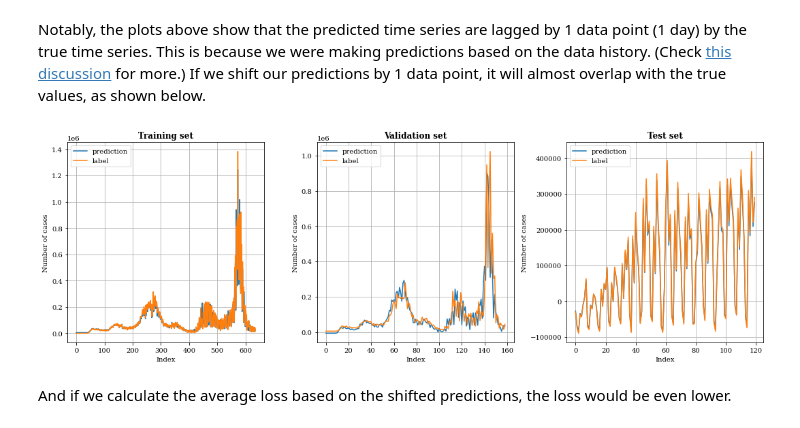
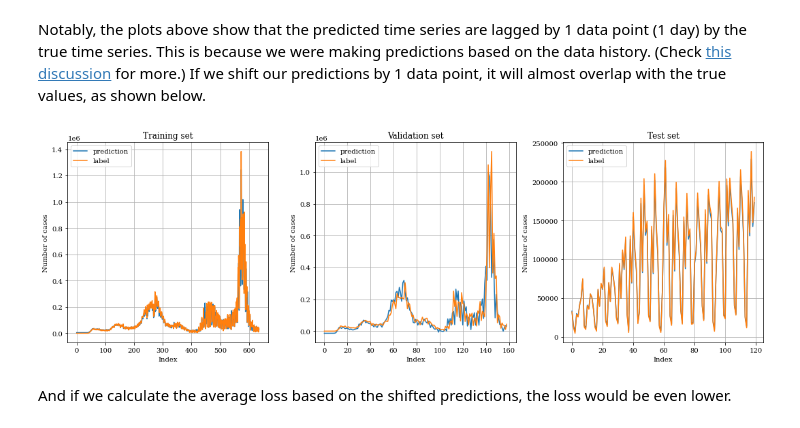
Before and after one commit to wehs7661/deep_learning_projects, a Jupyter notebook: covid_regression/LR2DNN/covid_regression.ipynb, the cells around one changed output. Drawn from its saved outputs; the diff is of its cells as text; code cells hidden in the pictures.

```diff
--- a/covid_regression/LR2DNN/covid_regression.ipynb
+++ b/covid_regression/LR2DNN/covid_regression.ipynb
@@ -295,28 +295,28 @@ label_tt_z = tt_set.dataset.y
 
 # Original scale
 pred_tr = pred_tr_z * tr_set.dataset.y_std + tr_set.dataset.y_mean
-pred_dev = pred_dev_z * tr_set.dataset.y_std + tr_set.dataset.y_mean
-pred_tt = pred_tt_z * tr_set.dataset.y_std + tr_set.dataset.y_mean
+pred_dev = pred_dev_z * dv_set.dataset.y_std + dv_set.dataset.y_mean
+pred_tt = pred_tt_z * tt_set.dataset.y_std + tt_set.dataset.y_mean
 
 label_tr = label_tr_z * tr_set.dataset.y_std + tr_set.dataset.y_mean
-label_dev = label_dev_z * tr_set.dataset.y_std + tr_set.dataset.y_mean
-label_tt = label_tt_z * tr_set.dataset.y_std + tr_set.dataset.y_mean
+label_dev = label_dev_z * dv_set.dataset.y_std + dv_set.dataset.y_mean
+label_tt = label_tt_z * tt_set.dataset.y_std + tt_set.dataset.y_mean
 # %%
 preds = [pred_tr, pred_dev, pred_tt]
 labels = [label_tr, label_dev, label_tt]
 titles = ['Training set', 'Validation set', 'Test set']
 
-fig, axes = plt.subplots(1, 3, figsize=(15, 5))
+plt.figure(figsize=(15, 5))
 for i in range(len(preds)):
-    #ax = fig.add_subplot(1, 3, i + 1)
-    axes[i].plot(preds[i].detach().numpy(), label='prediction')
-    axes[i].plot(labels[i].detach().numpy(), label='label')
+    plt.subplot(1, 3, i + 1)
+    plt.plot(preds[i].detach().numpy(), label='prediction')
+    plt.plot(labels[i].detach().numpy(), label='label')
 
-    axes[i].set_xlabel('Index')
-    axes[i].set_ylabel('Number of cases')
-    axes[i].set_title(titles[i], fontweight='bold')
-    axes[i].legend()
-    axes[i].grid()
+    plt.xlabel('Index')
+    plt.ylabel('Number of cases')
+    plt.title(titles[i])
+    plt.legend()
+    plt.grid()
 
 plt.tight_layout()
 # %% [output]
@@ -338,23 +338,23 @@ Notably, the plots above show that the predicted time series are lagged by 1 dat
 # %%
 preds = [pred_tr, pred_dev, pred_tt]
 labels = [label_tr, label_dev, label_tt]
 titles = ['Training set', 'Validation set', 'Test set']
 
-fig, axes = plt.subplots(1, 3, figsize=(15, 5))
+plt.figure(figsize=(15, 5))
 for i in range(len(preds)):
-    #ax = fig.add_subplot(1, 3, i + 1)
-    axes[i].plot(preds[i].detach().numpy()[1:], label='prediction')
-    axes[i].plot(labels[i].detach().numpy()[:-1], label='label')
+    plt.subplot(1, 3, i + 1)
+    plt.plot(preds[i].detach().numpy()[1:], label='prediction')
+    plt.plot(labels[i].detach().numpy()[:-1], label='label')
 
-    axes[i].set_xlabel('Index')
-    axes[i].set_ylabel('Number of cases')
-    axes[i].set_title(titles[i], fontweight='bold')
-    axes[i].legend()
-    axes[i].grid()
+    plt.xlabel('Index')
+    plt.ylabel('Number of cases')
+    plt.title(titles[i])
+    plt.legend()
+    plt.grid()
 
 plt.tight_layout()
 # %% [output]
-[figure, old version]
+[figure, new version]
 # %% [markdown]
 And if we calculate the average loss based on the shifted predictions, the loss would be even lower.
 # %%
```
Also changed, not shown: parts of 31 cells of this notebook.
